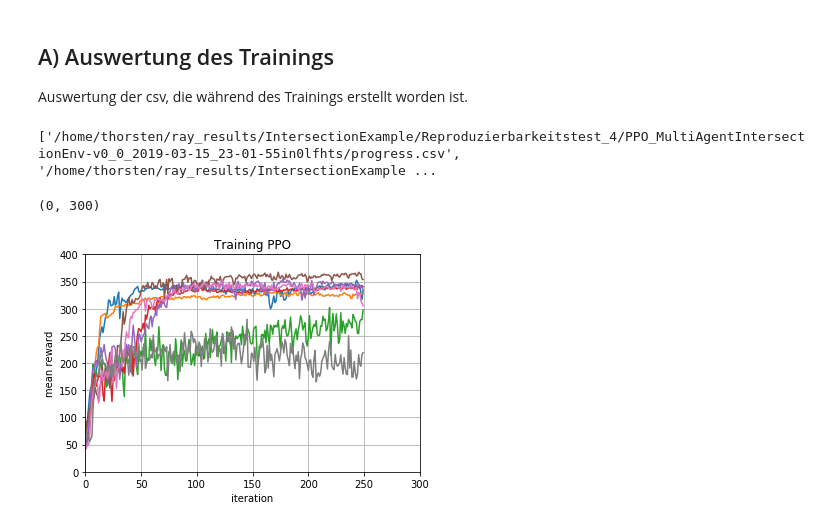
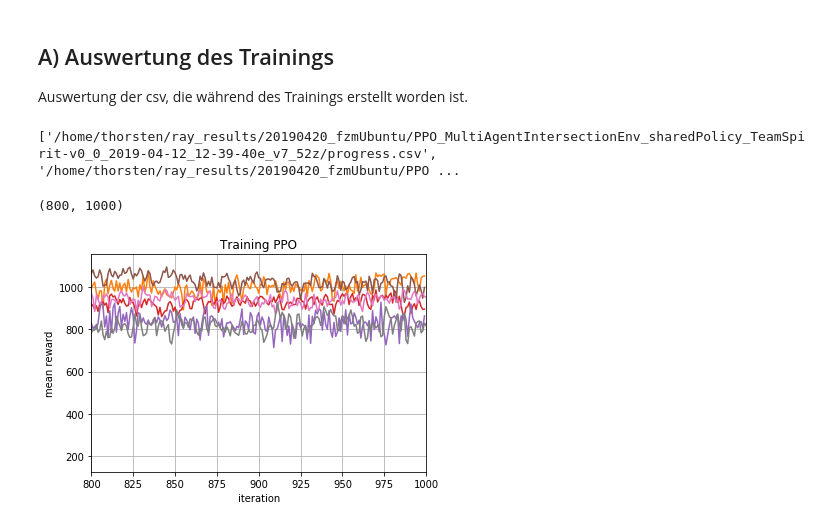
Before and after one commit to MouvementMondial/flow, a Jupyter notebook: Diplomarbeit/Auswertung_mehrere_trainings.ipynb, the cells around one changed output. Saved outputs shown, nothing was run; the diff lists cells and outputs as text; code cells hidden in the pictures.

```diff
--- a/Diplomarbeit/Auswertung_mehrere_trainings.ipynb
+++ b/Diplomarbeit/Auswertung_mehrere_trainings.ipynb
@@ -3,7 +3,7 @@
 
 Die Ergebnisse des Trainings wurden hier abgelegt:
 # %%
-path_ray_results = "/home/thorsten/ray_results/IntersectionExample/Reproduzierbarkeitstest_4"
+path_ray_results = "/home/thorsten/ray_results/20190420_fzmUbuntu"
 # %% [markdown]
 ## A) Auswertung des Trainings
 Auswertung der csv, die während des Trainings erstellt worden ist.
@@ -12,36 +12,40 @@ import glob
 filenames_progress = glob.glob( path_ray_results + "/*/progress.csv")
 print(filenames_progress)
 # %% [output]
-['/home/thorsten/ray_results/IntersectionExample/Reproduzierbarkeitstest_4/PPO_MultiAgentIntersectionEnv-v0_0_2019-03-15_23-01-55in0lfhts/progress.csv', '/home/thorsten/ray_results/IntersectionExample ...
+['/home/thorsten/ray_results/20190420_fzmUbuntu/PPO_MultiAgentIntersectionEnv_sharedPolicy_TeamSpirit-v0_0_2019-04-12_12-39-40e_v7_52z/progress.csv', '/home/thorsten/ray_results/20190420_fzmUbuntu/PPO ...
 # %%
 import numpy as np
 import pandas as pd
 
 %matplotlib inline
 import matplotlib
 import matplotlib.pyplot as plt
 import json
 
 progressList = []
 
 for file_ in filenames_progress:
     df = pd.read_csv(file_,index_col=None, header=0)
     progressList.append(df)
 
 episode_reward_mean = []
+reward_min = []
+reward_max = []
 
 for progress in progressList:
     episode_reward_mean.append(progress[['episode_reward_mean']].values)
+    reward_min.append(progress[['episode_reward_min']].values)
+    reward_max.append(progress[['episode_reward_max']].values)
 
 for reward_mean in episode_reward_mean:
     plt.plot(reward_mean)
 
 plt.xlabel('iteration')
 plt.ylabel('mean reward')
 plt.grid()
 plt.title('Training PPO')
-plt.ylim(0,400)
-plt.xlim(0,300)
+#plt.ylim(0,400)
+plt.xlim(800,1000)
 # %% [output]
-(0, 300)
+(800, 1000)
-[figure, old version]
+[figure, new version]
```
Also changed, not shown: parts of 2 cells of this notebook, 9 other files.
